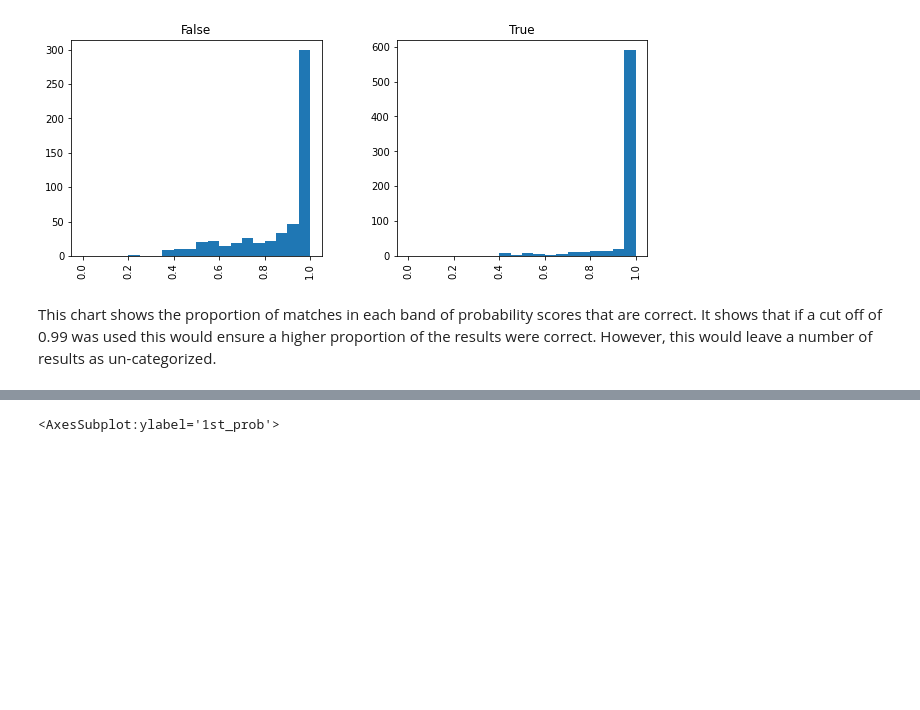
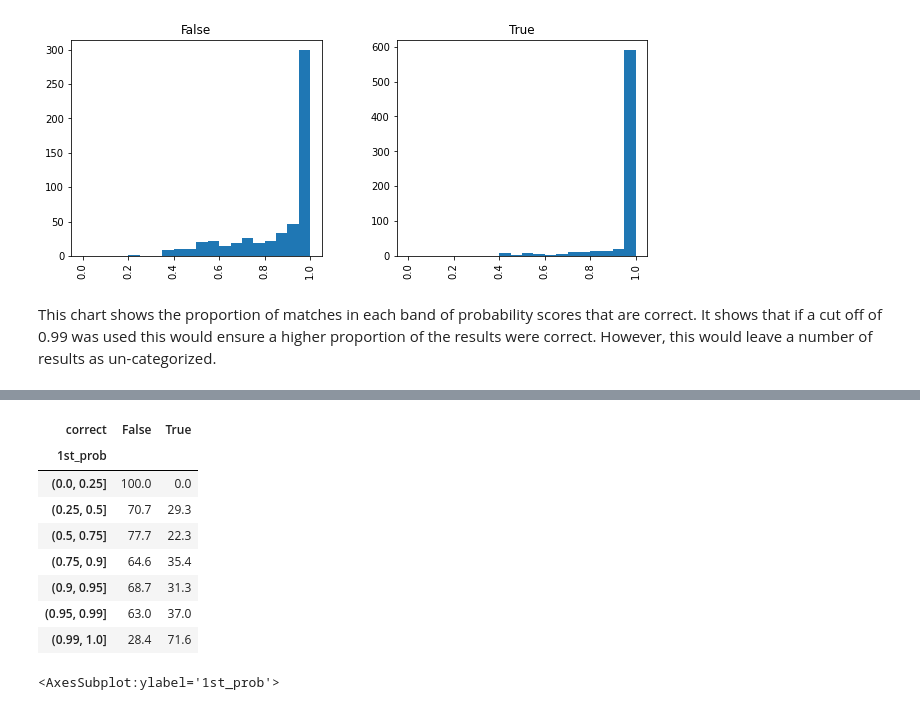
Before and after one commit to charity-classification/ukcat, a Jupyter notebook: notebooks/icnptso-machine-learning-test.ipynb, the cells around one changed output, grey strips where cells are left out. Saved outputs shown, nothing was run; the diff lists cells and outputs as text; code cells hidden in the pictures; blank space fills up the shorter version.

```diff
--- a/notebooks/icnptso-machine-learning-test.ipynb
+++ b/notebooks/icnptso-machine-learning-test.ipynb
@@ -339,3 +362,19 @@ This chart shows the proportion of matches in each band of probability scores th
+# %%
+pd.crosstab(
+    pd.cut(test_results["1st_prob"], bins=[0,0.25,0.5,0.75,0.9,0.95,0.99,1]),
+    test_results["correct"],
+    normalize='index'
+).multiply(100).round(1)
+# %% [output]
+| correct | False | True |
+| 1st_prob |  |  |
+| (0.0, 0.25] | 100.0 | 0.0 |
+| (0.25, 0.5] | 70.7 | 29.3 |
+| (0.5, 0.75] | 77.7 | 22.3 |
+| (0.75, 0.9] | 64.6 | 35.4 |
+| (0.9, 0.95] | 68.7 | 31.3 |
+| (0.95, 0.99] | 63.0 | 37.0 |
+| (0.99, 1.0] | 28.4 | 71.6 |
 # %%
 pd.crosstab(
     pd.cut(test_results["1st_prob"], bins=[0,0.25,0.5,0.75,0.9,0.95,0.99,1]),
```
Also changed, not shown: parts of 5 cells of this notebook.
